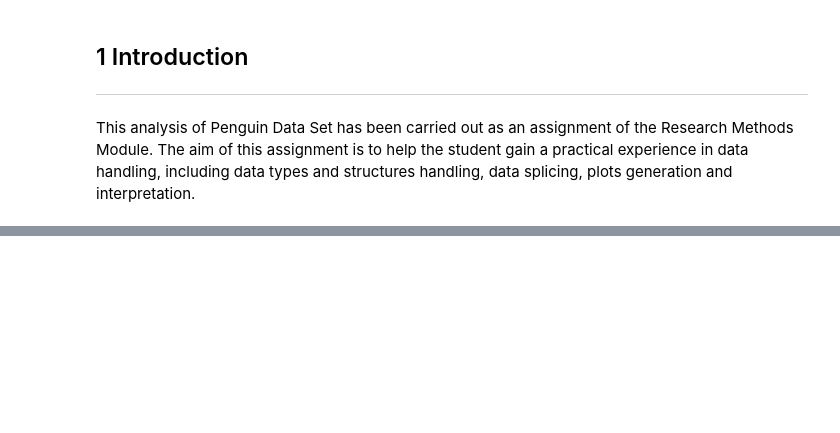
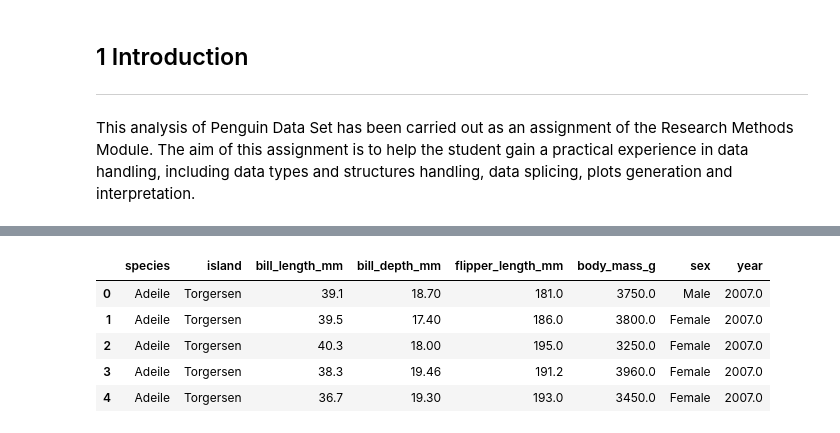
Before and after one commit to JPLee01/SETU_Research_Methods, a Jupyter notebook: Penguin.ipynb, the cells around one changed output, grey strips where cells are left out. Saved outputs shown, nothing was run; the diff lists cells and outputs as text; code cells hidden in the pictures; blank space fills up the shorter version.

```diff
--- a/Penguin.ipynb
+++ b/Penguin.ipynb
@@ -107,0 +350,3 @@ As part of the assignment, the student was given a set of instructions. Within t
+# %%
+new_df = pd.DataFrame(impute.fit_transform(df_sca), columns=dfc.columns)
+new_df.isnull().sum()
@@ -107,0 +363,19 @@ As part of the assignment, the student was given a set of instructions. Within t
+# %%
+dt = pd.DataFrame(sca.inverse_transform(new_df),columns=df.columns)
+
+dt['sex'] = dt['sex'].round()
+
+dt['sex'] = dt['sex'].map({0:'Female', 1:'Male'})
+
+dt['species'] = dt['species'].map({0:'Adeile',1:'Chinstrap',2:'Gentoo'})
+
+dt['island'] = dt['island'].map({0:'Biscoe',1:'Dream',2:'Torgersen'})
+# %%
+dt.head()
+# %% [output]
+|  | species | island | bill_length_mm | bill_depth_mm | flipper_length_mm | body_mass_g | sex | year |
+| 0 | Adeile | Torgersen | 39.1 | 18.70 | 181.0 | 3750.0 | Male | 2007.0 |
+| 1 | Adeile | Torgersen | 39.5 | 17.40 | 186.0 | 3800.0 | Female | 2007.0 |
+| 2 | Adeile | Torgersen | 40.3 | 18.00 | 195.0 | 3250.0 | Female | 2007.0 |
+| 3 | Adeile | Torgersen | 38.3 | 19.46 | 191.2 | 3960.0 | Female | 2007.0 |
+| 4 | Adeile | Torgersen | 36.7 | 19.30 | 193.0 | 3450.0 | Female | 2007.0 |
```
Also changed, not shown: parts of 37 cells of this notebook.
